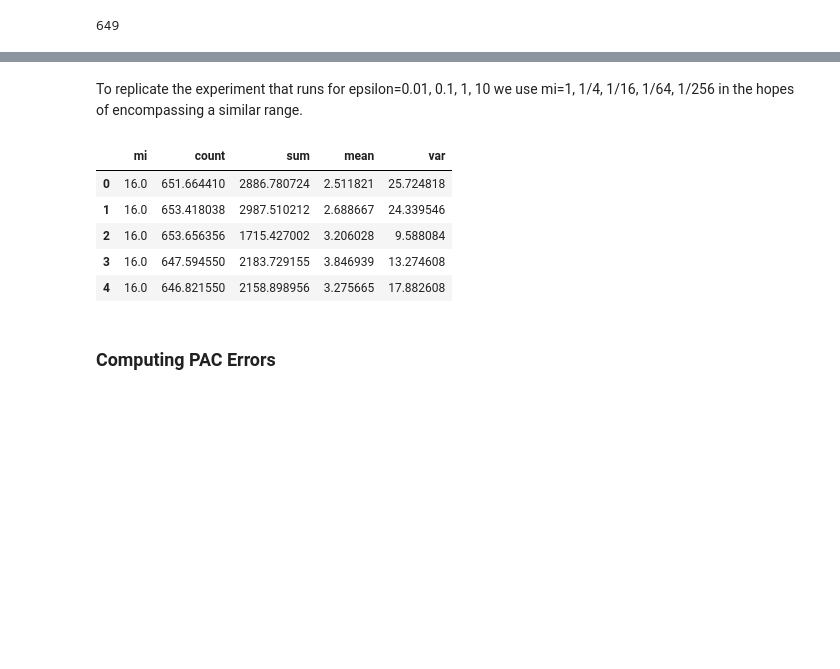
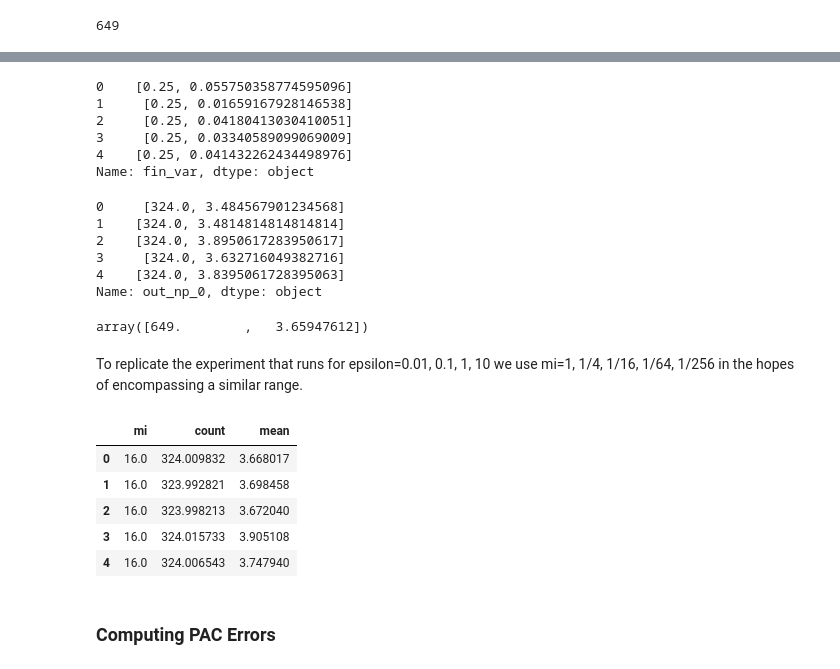
Before and after one commit to michaelnoguera/pacdb, a Jupyter notebook: pac-student_performance-sparkless.ipynb, the cells around one changed output, grey strips where cells are left out. Drawn from its saved outputs; the diff is of its cells as text; code cells hidden in the pictures; blank space fills up the shorter version.

```diff
--- a/pac-student_performance-sparkless.ipynb
+++ b/pac-student_performance-sparkless.ipynb
@@ -5,7 +5,7 @@ This file is adapted to use numpy only without Spark.
 # %%
 EXPERIMENT = 'pac-student_performance-sparkless'
 OUTPUT_DIR = f'./outputs/{EXPERIMENT}'
-GENERATE = False
+GENERATE = True
 
 if GENERATE:
     print("GENERATE = True, so we will generate new samples.")
@@ -68,10 +68,10 @@ array([ 649.        , 2375.        ,    3.65947612,   21.53664232])
 # %%
 ### Query Setup
-SAMPLES = 1024
+SAMPLES = 512
 assert SAMPLES % 2 == 0, "We need an even number of samples for paired sampling."
 number_of_pairs = SAMPLES // 2
 
-true_result = por_df['absences'].agg(['count','sum', 'mean', 'var']).to_numpy() # Save the true result of the query for later
+true_result = por_df['absences'].agg(['count', 'mean']).to_numpy() # Save the true result of the query for later
 number_of_contributing_rows = por_df['absences'].count()
 
 def rowwise_paired_sample(df: DataFrame) -> Tuple[DataFrame, DataFrame]:
@@ -91,9 +91,9 @@ def run_query(i: int) -> List[np.ndarray]:
     # Returns two results each invocation as a result of paired sampling.
     results = []
     for temp_df in rowwise_paired_sample(por_df):
-        out_df = temp_df['absences'].agg(['count','sum', 'mean', 'var'])  # run the query
-        out_df['count'] *= 2  # correct query result for the 50% subsampling
-        out_df['sum'] *= 2  # correct query result for the 50% subsampling
+        out_df = temp_df['absences'].agg(['count', 'mean'])  # run the query
+        #out_df['count'] *= 2  # correct query result for the 50% subsampling
+        #out_df['sum'] *= 2  # correct query result for the 50% subsampling
         results.append(out_df.to_numpy())
     return results
 
@@ -126,6 +157,9 @@ def updateDataFrame(vec: np.ndarray, df: DataFrame) -> DataFrame:
     noisy_output_df = df.copy()
     noisy_output_df.loc[0] = vec
     return noisy_output_df
+
+saved_pac_variables = []
+# (out_np[0], fin_var, sqrt_total_var, pac_noise, pac_noises_to_add, pac_release)
 
 def do_pac_and_release(out_np: List[np.ndarray],
                        max_mi: float = 1./4) -> np.ndarray:
@@ -146,46 +180,71 @@ def do_pac_and_release(out_np: List[np.ndarray],
     # Add noise element-wise to the outputs
     pac_release = out_np[0] + pac_noises_to_add
 
+    saved_pac_variables.append((out_np[0], fin_var, sqrt_total_var, pac_noise, pac_noises_to_add, pac_release))
+
     return pac_release
 
 # Update the DataFrame with the noisy output
 # noisy_output_df = updateDataFrame(pac_release, out[0])
+# %%
+saved_pac_variables_df['fin_var'].head()
+# %% [output]
+0    [0.25, 0.055750358774595096]
+1     [0.25, 0.01659167928146538]
+2     [0.25, 0.04180413030410051]
+3     [0.25, 0.03340589099069009]
+4    [0.25, 0.041432262434498976]
+Name: fin_var, dtype: object
+# %%
+saved_pac_variables_df['out_np_0'].head()
+# %% [output]
+0     [324.0, 3.484567901234568]
+1    [324.0, 3.4814814814814814]
+2    [324.0, 3.8950617283950617]
+3     [324.0, 3.632716049382716]
+4    [324.0, 3.8395061728395063]
+Name: out_np_0, dtype: object
+# %%
+true_result
+# %% [output]
+array([649.        ,   3.65947612])
 # %% [markdown]
 To replicate the experiment that runs for epsilon=0.01, 0.1, 1, 10
 we use mi=1, 1/4, 1/16, 1/64, 1/256 in the hopes of encompassing a similar range.
 # %%
 MI_OPTIONS = [16., 4., 2., 1., 1/4, 1/16, 1/32, 1/64]
-EXPERIMENTS = 50
+EXPERIMENTS = 100
 
 if GENERATE:
     # df = pd.DataFrame([], columns=['mi', 'count', 'sum', 'mean', 'var'])
     experiment_results = []
 
     for mi in MI_OPTIONS:
         for e in range(EXPERIMENTS):
             out_np = generate_samples()
             noisy_output = do_pac_and_release(out_np, mi)
+            # try x2 here ?
             experiment_results.append([mi, *noisy_output])
         with open(f'{OUTPUT_DIR}/experiment_results.pkl', 'wb') as f:
             pickle.dump(experiment_results, f)
 
-    df = pd.DataFrame(experiment_results, columns=['mi', 'count', 'sum', 'mean', 'var'])
+    df = pd.DataFrame(experiment_results, columns=['mi', 'count', 'mean'])
 
     # Save the new data to outputs/...
     df.to_parquet(f'{OUTPUT_DIR}/pac_results.parquet')
     # with open(f'{OUTPUT_DIR}/experiment_results.pkl', 'wb') as f:
     #     pickle.dump(experiment_results, f)
 else:
     df = pq.read_table(f"{OUTPUT_DIR}/pac_results.parquet").to_pandas()
 
     # with open('{OUTPUT_DIR}/experiment_results.pkl', 'rb') as f:
     #     experiment_results = pickle.load(f)
 
 df.head()
 # %% [output]
-|  | mi | count | sum | mean | var |
-| 0 | 16.0 | 651.664410 | 2886.780724 | 2.511821 | 25.724818 |
-| 1 | 16.0 | 653.418038 | 2987.510212 | 2.688667 | 24.339546 |
-| 2 | 16.0 | 653.656356 | 1715.427002 | 3.206028 | 9.588084 |
-| 3 | 16.0 | 647.594550 | 2183.729155 | 3.846939 | 13.274608 |
-| 4 | 16.0 | 646.821550 | 2158.898956 | 3.275665 | 17.882608 |
+|  | mi | count | mean |
+| 0 | 16.0 | 324.009832 | 3.668017 |
+| 1 | 16.0 | 323.992821 | 3.698458 |
+| 2 | 16.0 | 323.998213 | 3.672040 |
+| 3 | 16.0 | 324.015733 | 3.905108 |
+| 4 | 16.0 | 324.006543 | 3.747940 |
```
Also changed, not shown: parts of 25 cells of this notebook, 13 other files.
